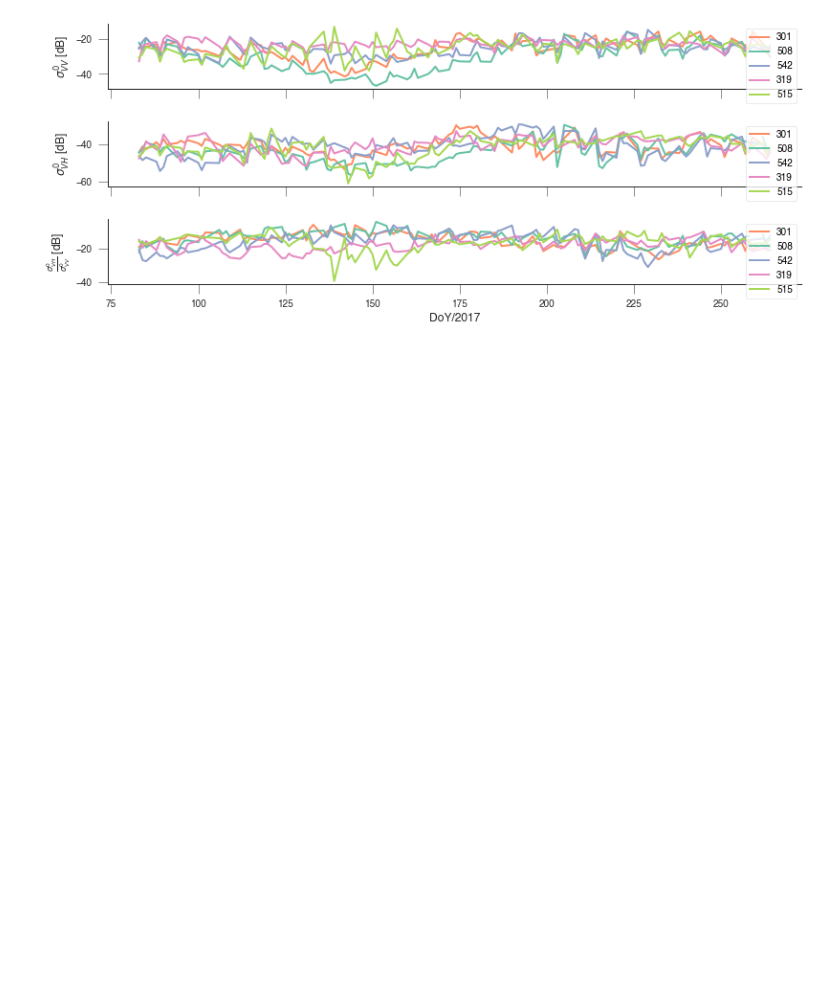
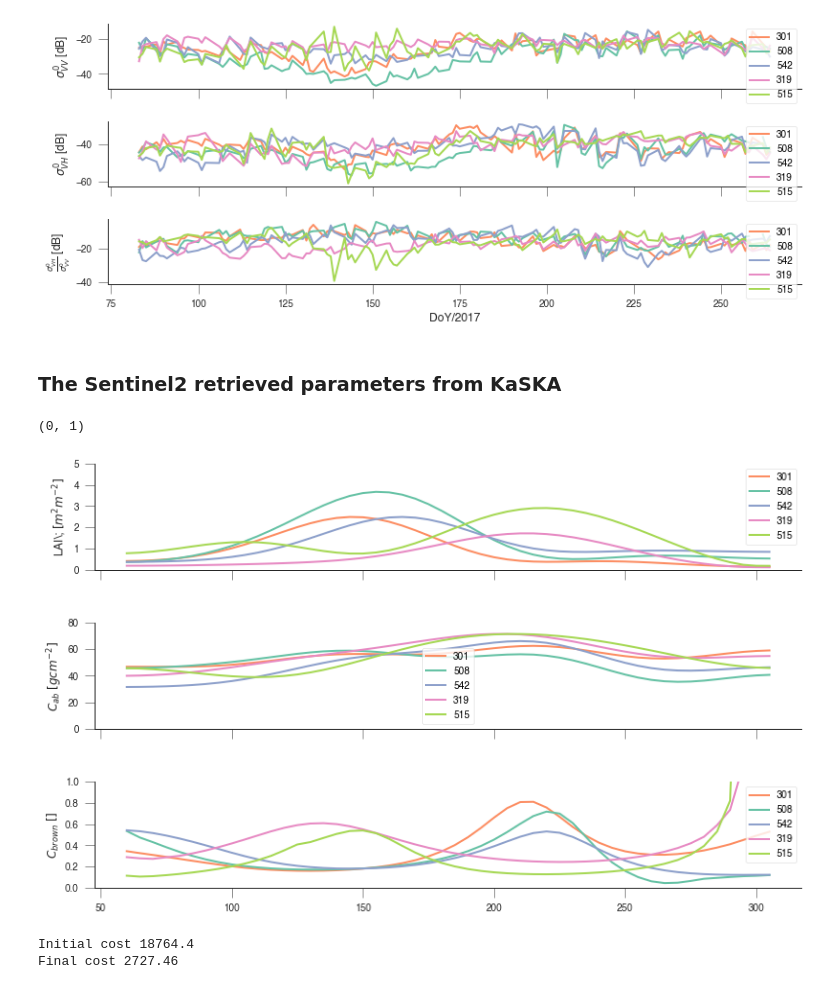
Before and after one commit to jgomezdans/sar_homework, a Jupyter notebook: LMU_all_fields.ipynb, the cells around one changed output. Saved outputs shown, nothing was run; the diff lists cells and outputs as text; code cells hidden in the pictures; blank space fills up the shorter version.

```diff
--- a/LMU_all_fields.ipynb
+++ b/LMU_all_fields.ipynb
@@ -75,23 +79,77 @@ axs[2].set_xlabel("DoY/2017")
 # %% [output]
 Text(0.5, 0, 'DoY/2017')
 [figure]
+# %% [markdown]
+### The Sentinel2 retrieved parameters from KaSKA
+# %%
+df_s2 = pd.read_csv("LMU_S2_field_retrievals.csv", sep=";")
+df_s2['doy'] = pd.to_datetime(df_s2.dates).dt.dayofyear
+fig, axs = plt.subplots(nrows=3, ncols=1, sharex=True,
+                        squeeze=True, figsize=(13,8))
+l1 = []
+l2 = []
+l3 = []
+for field in fields:
+    l1.append(axs[0].plot(df_s2.doy, df_s2[f"lai_{field:s}"],
+               label=field))
+    l2.append(axs[1].plot(df_s2.doy, df_s2[f"cab_{field:s}"],
+               label=field))
+    l3.append(axs[2].plot(df_s2.doy, df_s2[f"cbrown_{field:s}"],
+               label=field))
+
+axs[0].legend([l[0] for l in l1], [l[0].get_label() for l in l1], loc="best")
+axs[1].legend([l[0] for l in l2], [l[0].get_label() for l in l2], loc="best")
+axs[2].legend([l[0] for l in l3], [l[0].get_label() for l in l3], loc="best")
+
+
+axs[0].set_ylabel(r"LAI\; $[m^{2}m^{-2}]$")
+axs[1].set_ylabel(r"$C_{ab}\;[gcm^{-2}]$")
+axs[2].set_ylabel(r"$C_{brown}\;[]$")
+axs[0].set_ylim(0, 5)
+axs[1].set_ylim(0,80)
+axs[2].set_ylim(0,1)
+# %% [output]
+(0, 1)
+[figure, added]
 # %%
 def invert_field(svv, svh, theta, prior_mean, prior_sd, gamma, s2_lai):
     n_obs = len(svv)
-    prior_mean = np.concatenate([[0,]*6, [0.25,]*n_obs, s2_lai])
-    prior_sd = np.concatenate([[0,]*6, [0.2,]*n_obs, [0.2,]*n_obs])
-
-    gamma=1000
-
+    # Do some dodgy starting point guessing
+    sigma_soil_vv_mu = np.mean(svv[s2_lai<1])
+    sigma_soil_vh_mu = np.mean(svh[s2_lai<1])
     xvv = np.array([1, 0.5, sigma_soil_vv_mu ])
     xvh = np.array([1, 0.5, sigma_soil_vh_mu])
+    # In reality, this should come from a sensible prior mean, but for the
+    # time being...
     x0 = np.concatenate([xvv, xvh, np.ones(s2_lai.shape[0])*0.2, s2_lai])
 
-
+    # Put some parameter bounds so we don't end up with crazy numbers
     bounds = [[None, None]]*6 + [[0,0.5]]*s2_lai.shape[0] + [[0,8]]*s2_lai.shape[0]
-
+    # Minimise the log-posterior
     retval = scipy.optimize.minimize(cost_function, x0, bounds=bounds,jac=True,
                       args=(svh, svv, theta, gamma,prior_mean, prior_sd),
-                      tol=1e-10)
+                      tol=1e-10, options={"disp":True})
     print(f"Initial cost {cost_function(x0,svh, svv, theta,gamma, prior_mean, prior_sd)[0]:g}")
     print(f"Final cost {retval.fun:g}")
+    return retval
+
+field = "508"
+gamma = 100
+svv = 10*np.log(df[f"sigma_sentinel_vv_{field:s}"])
+svh = 10*np.log(df[f"sigma_sentinel_vh_{field:s}"])
+passer = np.isfinite(svv)
+svv = svv[passer]
+svh = svh[passer]
+
+
+n_obs = len(svv)
+theta = df[f"theta_{field:s}"][passer]
+s2_lai = np.interp(df[f"doy_{field:s}"][passer], df_s2.doy, df_s2[f"lai_{field:s}"])
+
+prior_mean = np.concatenate([[0,]*6, [0.25,]*n_obs, s2_lai])
+prior_sd = np.concatenate([[0,]*6, [0.2,]*n_obs, [0.1,]*n_obs])
+
+retval = invert_field(svv, svh, theta, prior_mean, prior_sd, gamma, s2_lai)
+# %% [output]
+Initial cost 18764.4
+Final cost 2727.46
```
Also changed, not shown: parts of 3 cells of this notebook, 2 other files.
